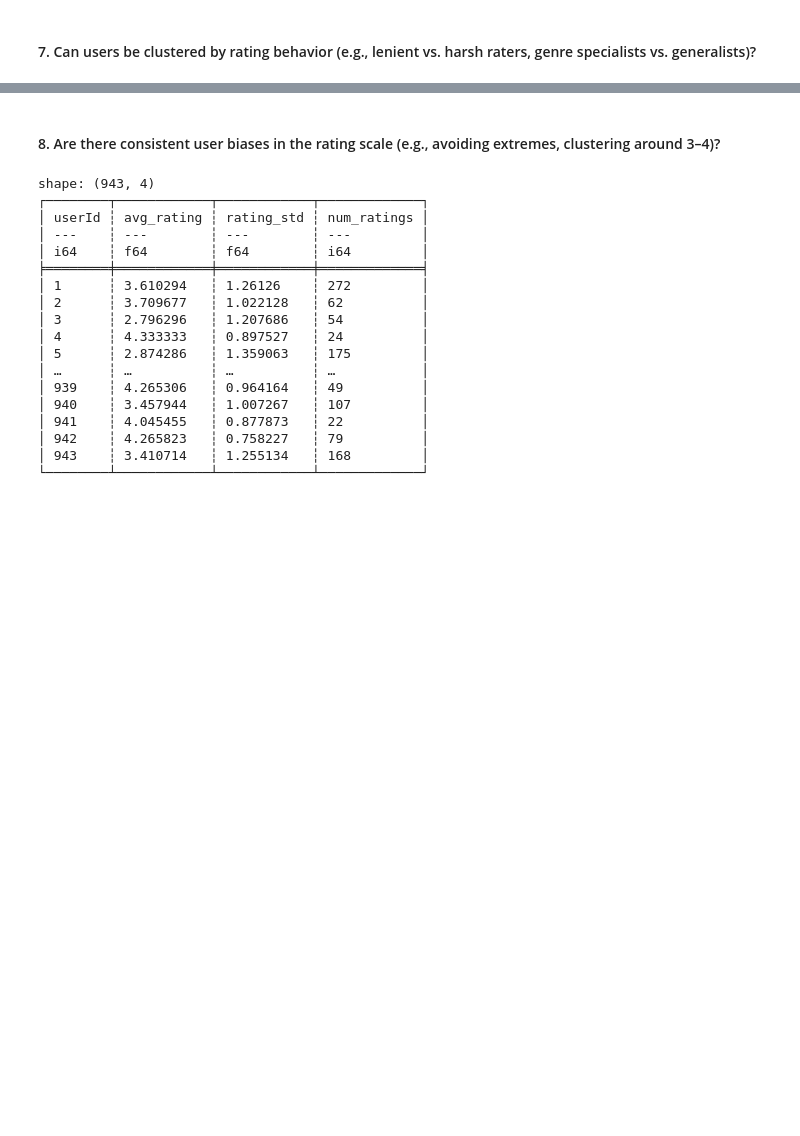
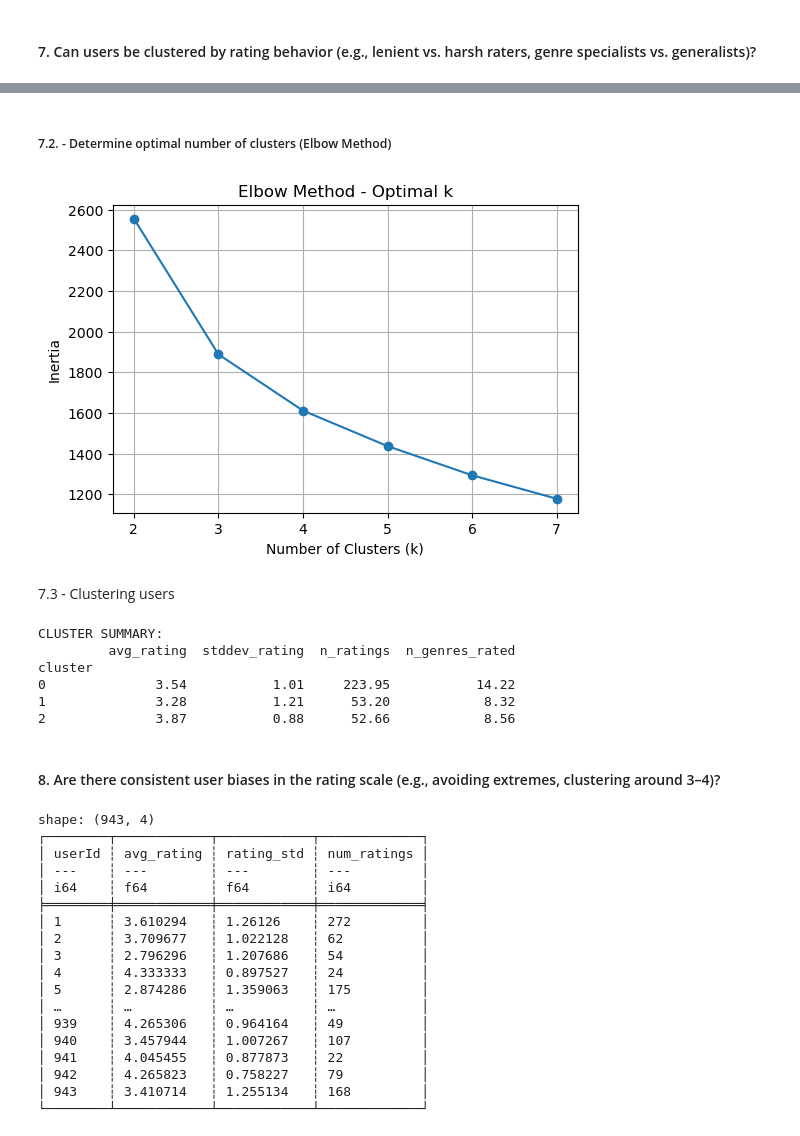
Before and after one commit to GoncaloBento/movielens-aws-duckdb, a Jupyter notebook: notebooks/data_base_handler.ipynb, the cells around one changed output, grey strips where cells are left out. Drawn from its saved outputs; the diff is of its cells as text; code cells hidden in the pictures; blank space fills up the shorter version.

Commit message:
add Q5-Q7 user behavior

```diff
--- a/notebooks/data_base_handler.ipynb
+++ b/notebooks/data_base_handler.ipynb
@@ -882,8 +1242,62 @@ print(df)
+# %% [markdown]
+##### 7.2. - Determine optimal number of clusters (Elbow Method)
 # %%
-df = conn.execute("""
+import pandas as pd
+from sklearn.preprocessing import StandardScaler
+from sklearn.cluster import KMeans
+import matplotlib.pyplot as plt
 
-""").pl()
-print(df)
+# Converter para pandas
+df_cluster = df_user_features.to_pandas().dropna()
+
+X = df_cluster[['avg_rating', 'stddev_rating', 'n_ratings', 'n_genres_rated']]
+
+# Normalizar
+scaler = StandardScaler()
+X_scaled = scaler.fit_transform(X)
+
+# Calcular inércia (distância interna dos clusters)
+inertias = []
+K = range(2, 8)  # testar 2 a 7 clusters
+for k in K:
+    kmeans = KMeans(n_clusters=k, random_state=42, n_init=10)
+    kmeans.fit(X_scaled)
+    inertias.append(kmeans.inertia_)
+
+# Plot Elbow
+plt.figure(figsize=(6,4))
+plt.plot(K, inertias, marker='o')
+plt.title('Elbow Method - Optimal k')
+plt.xlabel('Number of Clusters (k)')
+plt.ylabel('Inertia')
+plt.xticks(K)
+plt.grid(True)
+plt.show()
+# %% [output]
+[figure, added]
+# %% [markdown]
+7.3 - Clustering users
+# %%
+kmeans = KMeans(n_clusters=3, random_state=42, n_init=10)
+df_cluster['cluster'] = kmeans.fit_predict(X_scaled)
+
+# Resumo dos clusters
+cluster_summary = df_cluster.groupby('cluster').agg({
+    'avg_rating': 'mean',
+    'stddev_rating': 'mean',
+    'n_ratings': 'mean',
+    'n_genres_rated': 'mean'
+}).round(2)
+
+print("CLUSTER SUMMARY:")
+print(cluster_summary)
+# %% [output]
+CLUSTER SUMMARY:
+         avg_rating  stddev_rating  n_ratings  n_genres_rated
+cluster
+0              3.54           1.01     223.95           14.22
+1              3.28           1.21      53.20            8.32
+2              3.87           0.88      52.66            8.56
 # %% [markdown]
 #### 8. Are there consistent user biases in the rating scale (e.g., avoiding extremes, clustering around 3–4)?
 # %%
```
Also changed, not shown: parts of 8 cells of this notebook.
